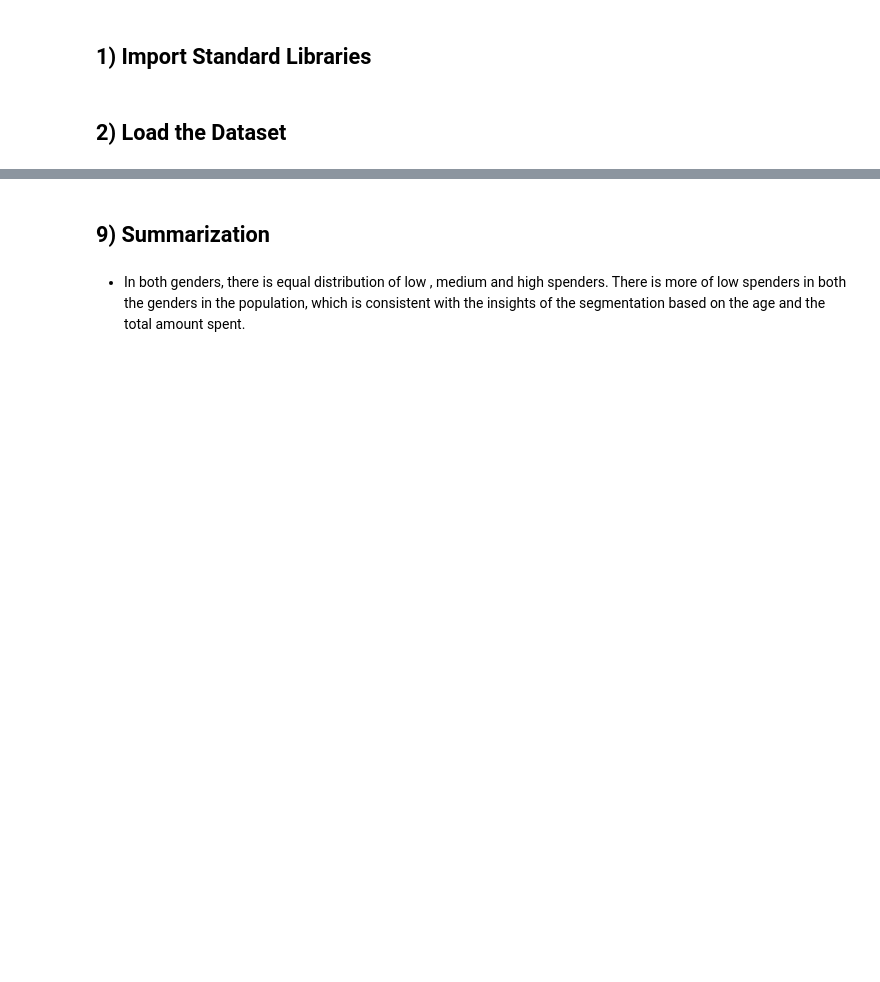
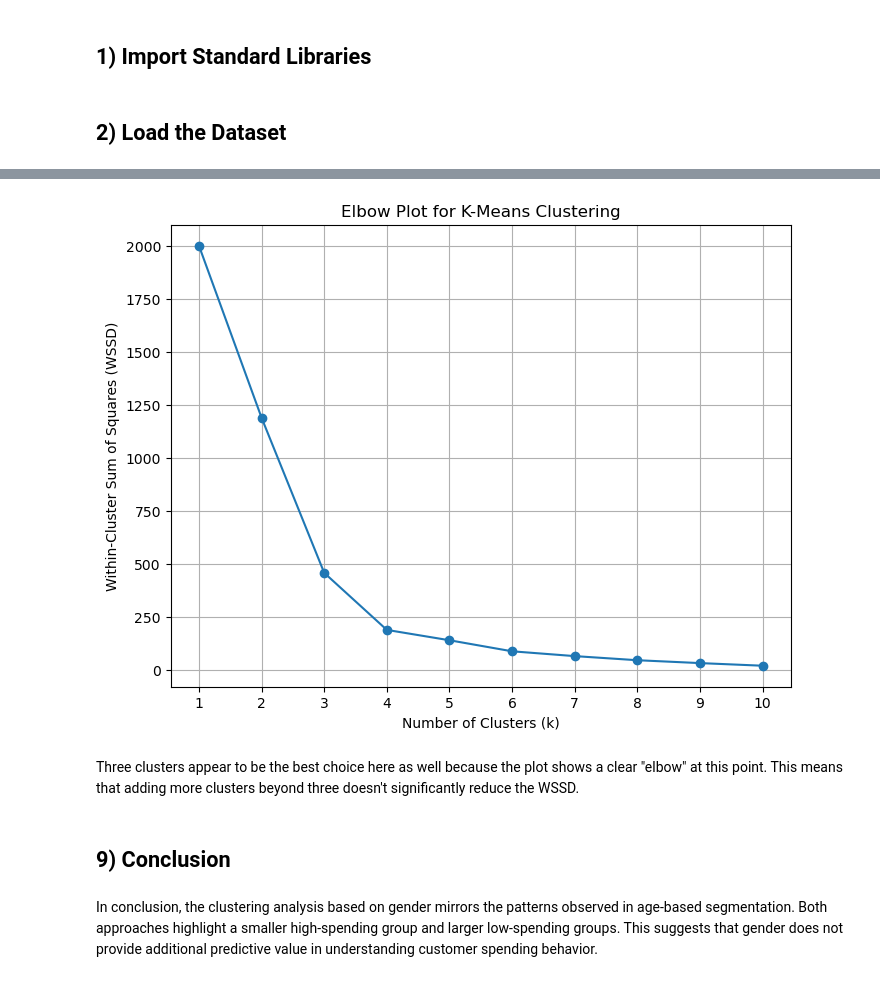
Before and after one commit to AbrahimSA/Retail_Sales, a Jupyter notebook: 4_segmentation_gender_totalamount.ipynb, the cells around one changed output, grey strips where cells are left out. Drawn from its saved outputs; the diff is of its cells as text; code cells hidden in the pictures; blank space fills up the shorter version.

Commit message:
segmentation updated.

```diff
--- a/4_segmentation_gender_totalamount.ipynb
+++ b/4_segmentation_gender_totalamount.ipynb
@@ -249,0 +147,20 @@ plt.show()
+# %%
+## Initialize an empty DataFrame to store the k and WSSD values
+clustered_retail_df = pd.DataFrame(columns=["k", "wssd"])
+
+# Loop through values of k from 1 to 10
+for k in range(1, 11):
+    # Initialize K-means clustering model
+    elbow_kmeans = KMeans(n_clusters=k, random_state=0)
+    # Fit the initialized model to our data
+    elbow_kmeans.fit(X)
+
+    # concat the current k and inertia (WSSD) to the dataframe
+    new_row ={"k": k, "wssd": elbow_kmeans.inertia_}
+    clustered_retail_df = pd.concat([clustered_retail_df, pd.DataFrame([new_row])], ignore_index=True)
+
+# Convert k to float
+clustered_retail_df["k"] = clustered_retail_df["k"].astype(float)
+
+# Display the DataFrame
+clustered_retail_df
@@ -250,4 +179,18 @@ plt.show()
+# %%
+# Create the elbow plot
+plt.figure(figsize=(8, 6))
+plt.plot(clustered_retail_df['k'], clustered_retail_df['wssd'], marker='o')
+plt.xlabel('Number of Clusters (k)')
+plt.ylabel('Within-Cluster Sum of Squares (WSSD)')
+plt.title('Elbow Plot for K-Means Clustering')
+plt.xticks(clustered_retail_df['k'])  # Optional: to ensure all k values are shown on the x-axis
+plt.grid(True)
+plt.show()
+# %% [output]
+[figure, added]
+# %% [markdown]
+Three clusters appear to be the best choice here as well because the plot shows a clear "elbow" at this point. This means that adding more clusters beyond three doesn't significantly reduce the WSSD.
 # %% [markdown]
-## 9) Summarization
+## 9) Conclusion
-# %% [markdown]
-* In both genders, there is equal distribution of low , medium and high spenders. There is more of low spenders in both the genders in the population, which is consistent with the insights of the segmentation based on the age and the total amount spent.
+# %% [markdown]
+In conclusion, the clustering analysis based on gender mirrors the patterns observed in age-based segmentation. Both approaches highlight a smaller high-spending group and larger low-spending groups. This suggests that gender does not provide additional predictive value in understanding customer spending behavior.
```
Also changed, not shown: parts of 25 cells of this notebook.
